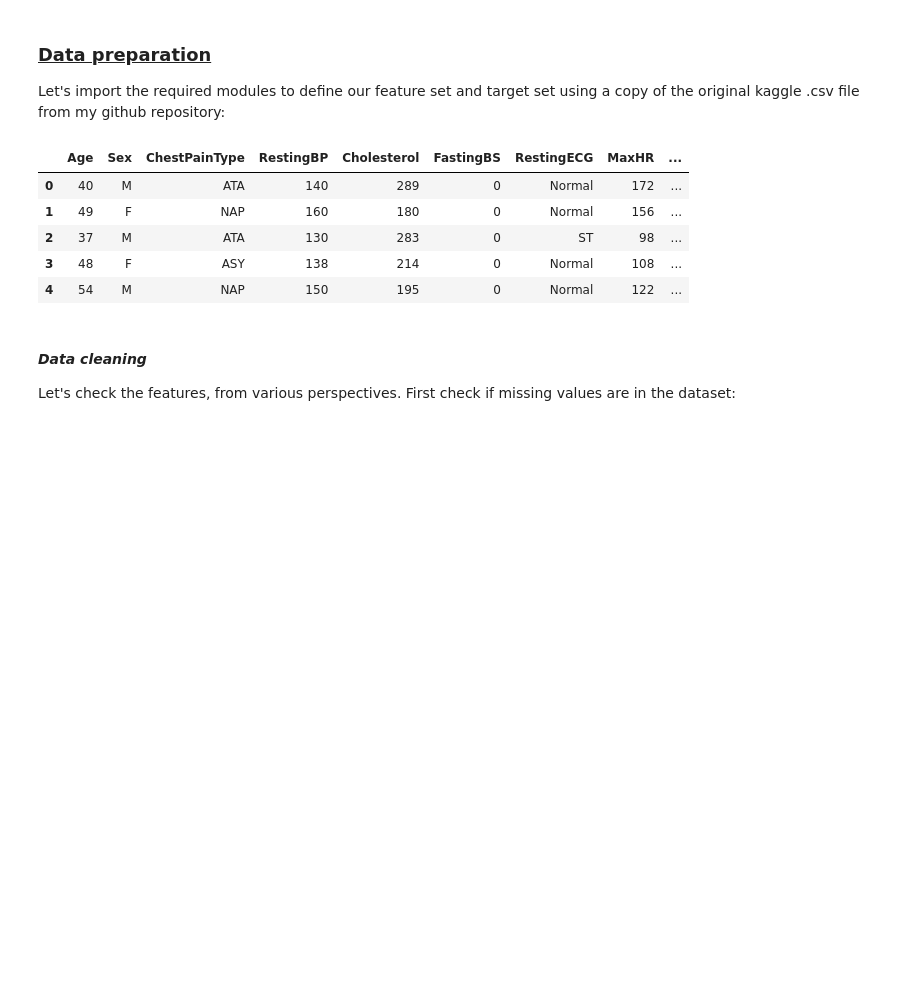
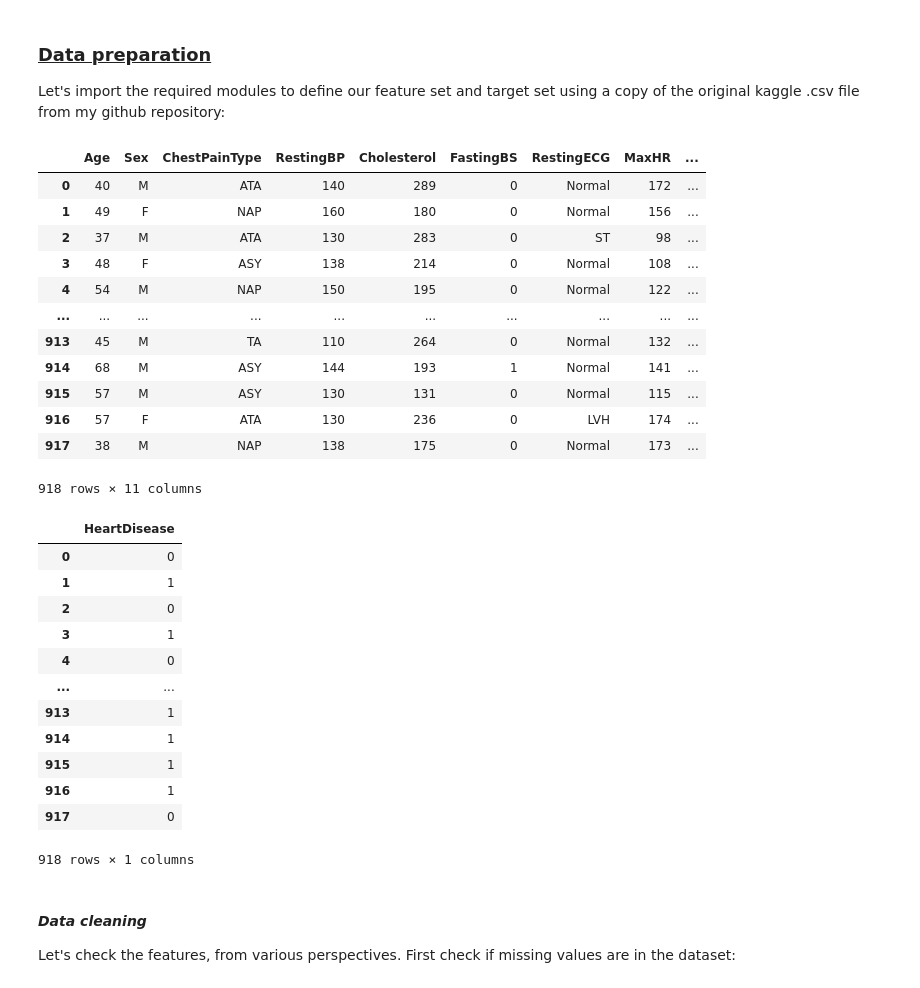
Before and after one commit to MMateo1120/machine_learning_tutorials, a Jupyter notebook: decision_tree.ipynb, the cells around one changed output. Drawn from its saved outputs; the diff is of its cells as text; code cells hidden in the pictures; blank space fills up the shorter version.

```diff
--- a/decision_tree.ipynb
+++ b/decision_tree.ipynb
@@ -14,26 +14,46 @@ Let's import the required modules to define our feature set and target set using
 # %%
 import pandas as pd
 import matplotlib.pyplot as plt
 
 data = pd.read_csv(
     "https://raw.githubusercontent.com/MMateo1120/machine_learning_tutorials/main/heart.csv"
 )
 
 features = data.columns[:-1]
 target = data.columns[-1]
 
 X = data[features]
-y = data[target]
+y = data[target].to_frame()
 
-# original dataset:
-data.head()
+display(X)
+display(y)
 # %% [output]
 |  | Age | Sex | ChestPainType | RestingBP | Cholesterol | FastingBS | RestingECG | MaxHR | ... |
 | 0 | 40 | M | ATA | 140 | 289 | 0 | Normal | 172 | ... |
 | 1 | 49 | F | NAP | 160 | 180 | 0 | Normal | 156 | ... |
 | 2 | 37 | M | ATA | 130 | 283 | 0 | ST | 98 | ... |
 | 3 | 48 | F | ASY | 138 | 214 | 0 | Normal | 108 | ... |
 | 4 | 54 | M | NAP | 150 | 195 | 0 | Normal | 122 | ... |
+| ... | ... | ... | ... | ... | ... | ... | ... | ... | ... |
+| 913 | 45 | M | TA | 110 | 264 | 0 | Normal | 132 | ... |
+| 914 | 68 | M | ASY | 144 | 193 | 1 | Normal | 141 | ... |
+| 915 | 57 | M | ASY | 130 | 131 | 0 | Normal | 115 | ... |
+| 916 | 57 | F | ATA | 130 | 236 | 0 | LVH | 174 | ... |
+| 917 | 38 | M | NAP | 138 | 175 | 0 | Normal | 173 | ... |
+918 rows × 11 columns
+|  | HeartDisease |
+| 0 | 0 |
+| 1 | 1 |
+| 2 | 0 |
+| 3 | 1 |
+| 4 | 0 |
+| ... | ... |
+| 913 | 1 |
+| 914 | 1 |
+| 915 | 1 |
+| 916 | 1 |
+| 917 | 0 |
+918 rows × 1 columns
 # %% [markdown]
 #### *Data cleaning*
 Let's check the features, from various perspectives. First check if missing values are in the dataset:
```
Also changed, not shown: parts of 15 cells of this notebook.
